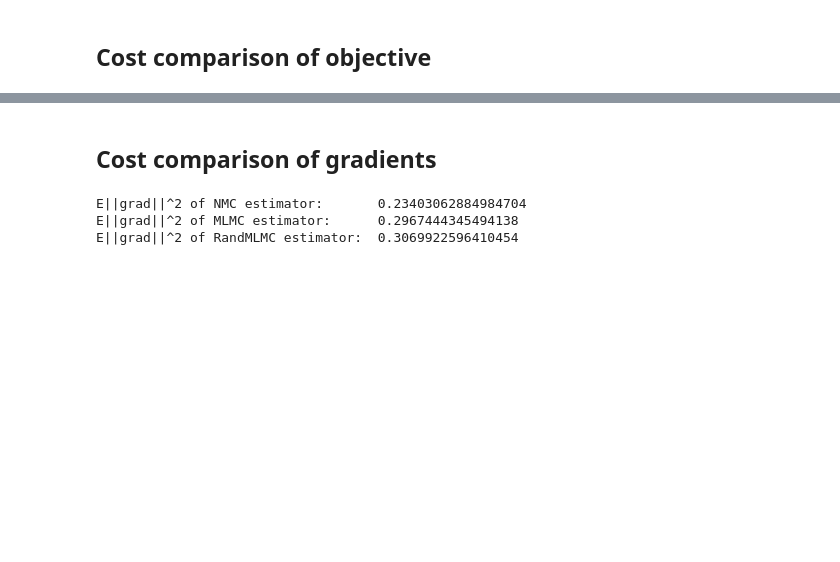
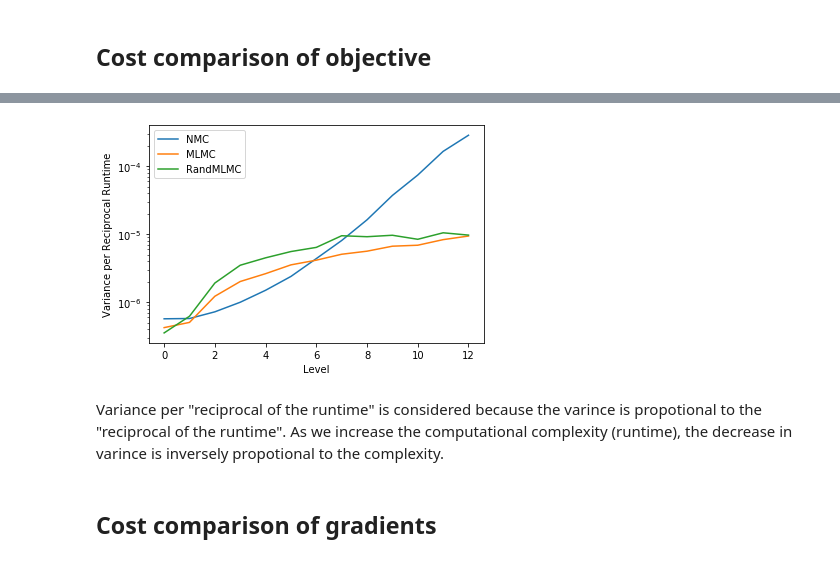
Before and after one commit to Goda-Research-Group/mlmc-model-evidence, a Jupyter notebook: notebooks/Random_Effect_Logistic_Regression.ipynb, the cells around one changed output, grey strips where cells are left out. Saved outputs shown, nothing was run; the diff lists cells and outputs as text; code cells hidden in the pictures; blank space fills up the shorter version.

```diff
--- a/notebooks/Random_Effect_Logistic_Regression.ipynb
+++ b/notebooks/Random_Effect_Logistic_Regression.ipynb
@@ -523,2 +499,48 @@ IWELBO_MLMC(x, y, beta0, beta, alpha, mu, sigma, max_level=9, w0=0.90, b=1.8, ra
+# %%
+L = 13
+objectives = {
+    'NMC': lambda x,y,mu,sigma,level: IWELBO(x, y, beta0, beta, alpha, mu, sigma, n_MC=2**level),
+    'MLMC': lambda x,y,mu,sigma,level: IWELBO_MLMC(x, y, beta0, beta, alpha, mu, sigma, max_level=level, w0=0.90, b=1.8, randomize=False),
+    'RandMLMC': lambda x,y,mu,sigma,level: IWELBO_MLMC(x, y, beta0, beta, alpha, mu, sigma, max_level=level, w0=0.90, b=1.8, randomize=True)
+}
+results = {'NMC':[], 'MLMC':[], 'RandMLMC':[]}
+runtime = {'NMC':[], 'MLMC':[], 'RandMLMC':[]}
+
+for name, obj in objectives.items():
+
+    # evaluate variance
+    for i in range(100):
+        results[name].append([])
+        x,y,_ = generate_data(N=4000, D=3, T=2, beta0=beta0, beta=beta, alpha=alpha)
+        mu, sigma = laplace_approx(x, y, beta0, beta, alpha)
+        for level in range(L):
+            results[name][i].append( obj(x,y,mu,sigma,level).numpy() )
+
+    # evaluate runtime
+    x,y,_ = generate_data(N=20000, D=3, T=2, beta0=beta0, beta=beta, alpha=alpha)
+    mu, sigma = laplace_approx(x, y, beta0, beta, alpha)
+    for level in range(L):
+        if level>10 and name=='NMC':
+            start = time.time()
+            obj(*[vec[:200] for vec in [x,y,mu,sigma]], level)
+            end = time.time()
+            runtime[name].append((end - start)*100)
+        else:
+            start = time.time()
+            obj(x,y,mu,sigma,level)
+            end = time.time()
+            runtime[name].append(end - start)
+# %%
+for ests, rtime in zip(results.values(), runtime.values()):
+    var_per_recip_runtime = np.array(ests).var(axis=0) * np.array(rtime)
+    plt.plot(var_per_recip_runtime)
+plt.legend([name for name in results.keys()])
+plt.xlabel('Level')
+plt.ylabel('Variance per Reciprocal Runtime')
+plt.yscale('log')
+# %% [output]
+[figure, added]
+# %% [markdown]
+Variance per "reciprocal of the runtime" is considered because the varince is propotional to the  "reciprocal of the runtime". As we increase the computational complexity (runtime), the decrease in varince is inversely propotional to the complexity.
 # %% [markdown]
 ## Cost comparison of gradients
@@ -555,8 +546,0 @@ for i in range(100):
-# %%
-print("E||grad||^2 of NMC estimator:      ", np.mean(np.linalg.norm(NMC_ests)))
-print("E||grad||^2 of MLMC estimator:     ", np.mean(np.linalg.norm(MLMC_ests)))
-print("E||grad||^2 of RandMLMC estimator: ", np.mean(np.linalg.norm(RandMLMC_ests)))
-# %% [output]
-E||grad||^2 of NMC estimator:       0.23403062884984704
-E||grad||^2 of MLMC estimator:      0.2967444345494138
-E||grad||^2 of RandMLMC estimator:  0.3069922596410454
```
Also changed, not shown: parts of 32 cells of this notebook.
